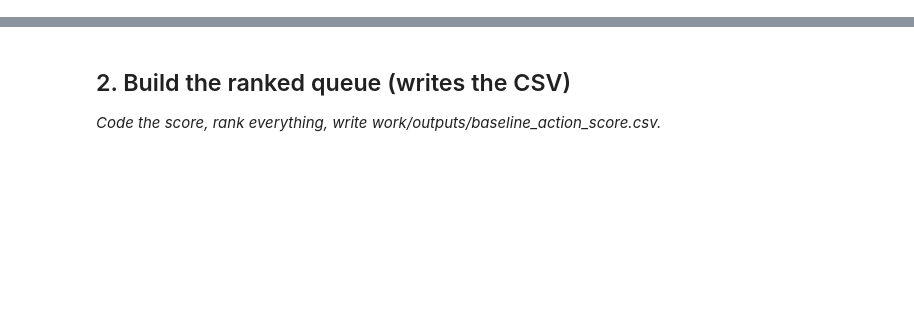
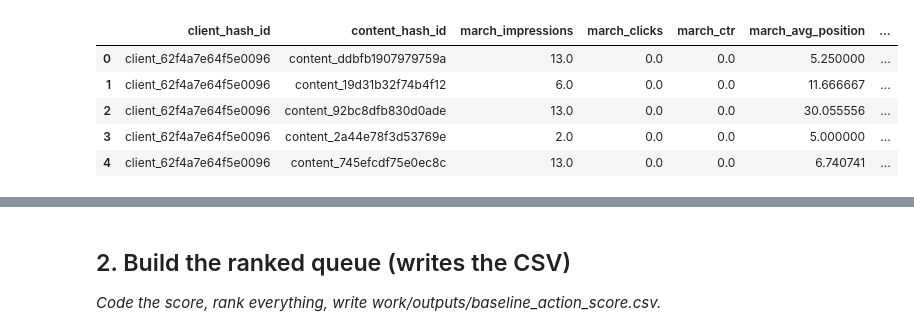
Before and after one commit to lakeshkumarkhatri/flyrank-ml, a Jupyter notebook: work/notebooks/w04_baseline_score.ipynb, the cells around one changed output, grey strips where cells are left out. Saved outputs shown, nothing was run; the diff lists cells and outputs as text; code cells hidden in the pictures; blank space fills up the shorter version.

```diff
--- a/work/notebooks/w04_baseline_score.ipynb
+++ b/work/notebooks/w04_baseline_score.ipynb
@@ -8,0 +17,16 @@ This skeleton is yours to fill. Work the sections **in order** — each one has
+# %%
+import duckdb
+
+con = duckdb.connect()
+
+con.execute(
+    "CREATE SECRET (TYPE huggingface, TOKEN ?)",
+    [HF_TOKEN]
+)
+
+print("DuckDB connected to Hugging Face")
+
+# Hugging Face dataset location
+rel = "hf://datasets/FlyRank/internship-warehouse"
+
+print("Dataset path configured")
@@ -8,0 +48,74 @@ This skeleton is yours to fill. Work the sections **in order** — each one has
+# %%
+import pandas as pd
+
+fact = f"""
+    read_parquet(
+        '{rel}/fact_content_daily_performance/**/*.parquet'
+    )
+"""
+
+march_april = con.sql(f"""
+WITH march AS (
+    SELECT
+        client_hash_id,
+        content_hash_id,
+
+        SUM(gsc_impressions) AS march_impressions,
+        SUM(gsc_clicks) AS march_clicks,
+
+        CASE
+            WHEN SUM(gsc_impressions) > 0
+            THEN SUM(gsc_clicks) * 1.0 / SUM(gsc_impressions)
+            ELSE NULL
+        END AS march_ctr,
+
+        AVG(gsc_avg_position) AS march_avg_position
+
+    FROM {fact}
+    WHERE month = '2026-03'
+    GROUP BY
+        client_hash_id,
+        content_hash_id
+),
+
+april AS (
+    SELECT
+        client_hash_id,
+        content_hash_id,
+
+        SUM(gsc_impressions) AS april_impressions,
+        SUM(gsc_clicks) AS april_clicks
+
+    FROM {fact}
+    WHERE month = '2026-04'
+    GROUP BY
+        client_hash_id,
+        content_hash_id
+)
+
+SELECT
+    m.*,
+    a.april_impressions,
+    a.april_clicks,
+
+    CASE
+        WHEN m.march_impressions > 0
+             AND a.april_impressions IS NOT NULL
+        THEN
+            (a.april_impressions - m.march_impressions)
+            * 1.0 / m.march_impressions
+        ELSE NULL
+    END AS impressions_change_pct
+
+FROM march m
+
+INNER JOIN april a
+    ON m.client_hash_id = a.client_hash_id
+    AND m.content_hash_id = a.content_hash_id
+
+WHERE m.march_impressions > 0
+""").df()
+
+print("March → April rows:", len(march_april))
+march_april.head()
+# %% [output]
@@ -8,0 +123,6 @@ This skeleton is yours to fill. Work the sections **in order** — each one has
+|  | client_hash_id | content_hash_id | march_impressions | march_clicks | march_ctr | march_avg_position | ... |
+| 0 | client_62f4a7e64f5e0096 | content_ddbfb1907979759a | 13.0 | 0.0 | 0.0 | 5.250000 | ... |
+| 1 | client_62f4a7e64f5e0096 | content_19d31b32f74b4f12 | 6.0 | 0.0 | 0.0 | 11.666667 | ... |
+| 2 | client_62f4a7e64f5e0096 | content_92bc8dfb830d0ade | 13.0 | 0.0 | 0.0 | 30.055556 | ... |
+| 3 | client_62f4a7e64f5e0096 | content_2a44e78f3d53769e | 2.0 | 0.0 | 0.0 | 5.000000 | ... |
+| 4 | client_62f4a7e64f5e0096 | content_745efcdf75e0ec8c | 13.0 | 0.0 | 0.0 | 6.740741 | ... |
```
Also changed, not shown: parts of 14 cells of this notebook.
